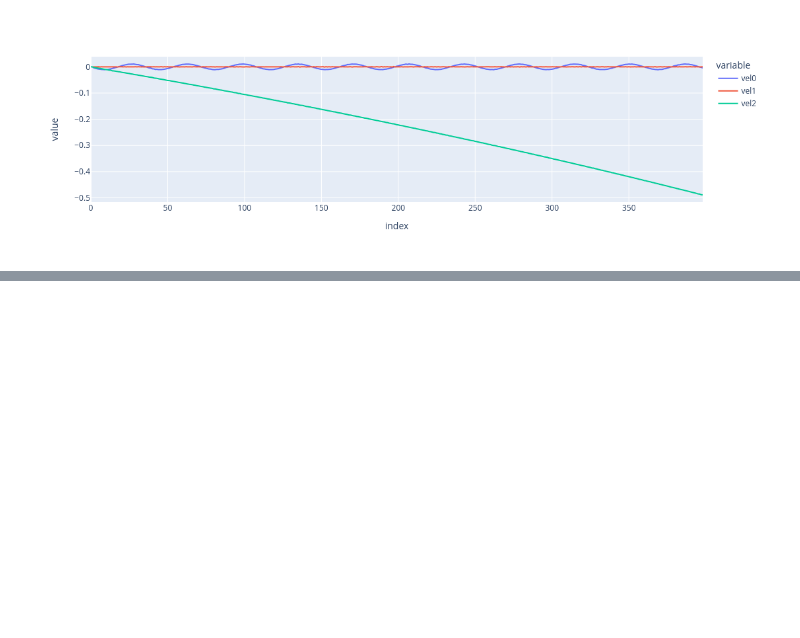
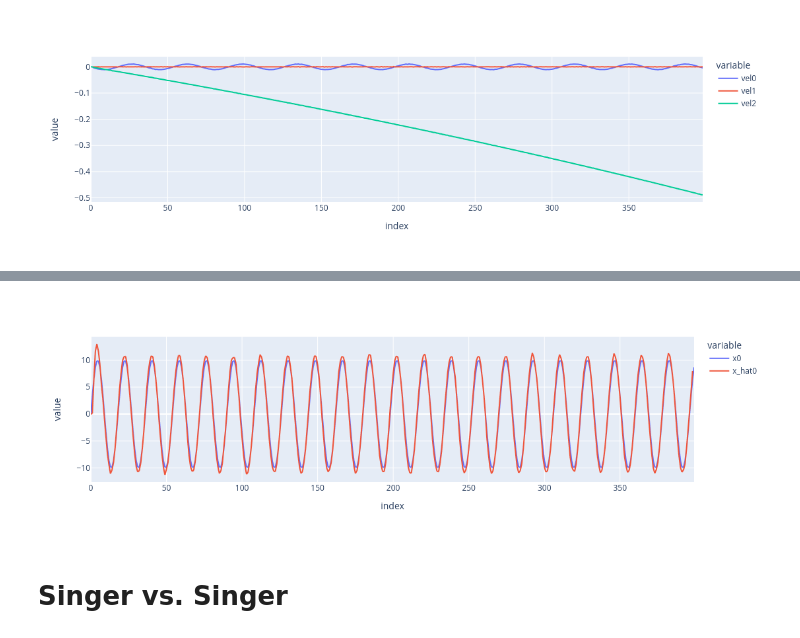
Before and after one commit to lbartnik/modern-tracking-systems, a Jupyter notebook: 03 Singer Acceleration Model.ipynb, the cells around one changed output, grey strips where cells are left out. Cells and saved outputs as stored; diff of their text form; code cells hidden in the pictures; blank space fills up the shorter version.

```diff
--- a/03 Singer Acceleration Model.ipynb
+++ b/03 Singer Acceleration Model.ipynb
@@ -257,0 +282,6 @@ ex.line(to_df(vel, 'vel'))
+# %%
+ex.line(pd.concat((to_df(target, 'x'), to_df(pos, 'x_hat')))[['x0', 'x_hat0']])
+# %% [output]
+[figure, added]
+# %% [markdown]
+# Singer vs. Singer
```
Also changed, not shown: parts of 12 cells of this notebook.
